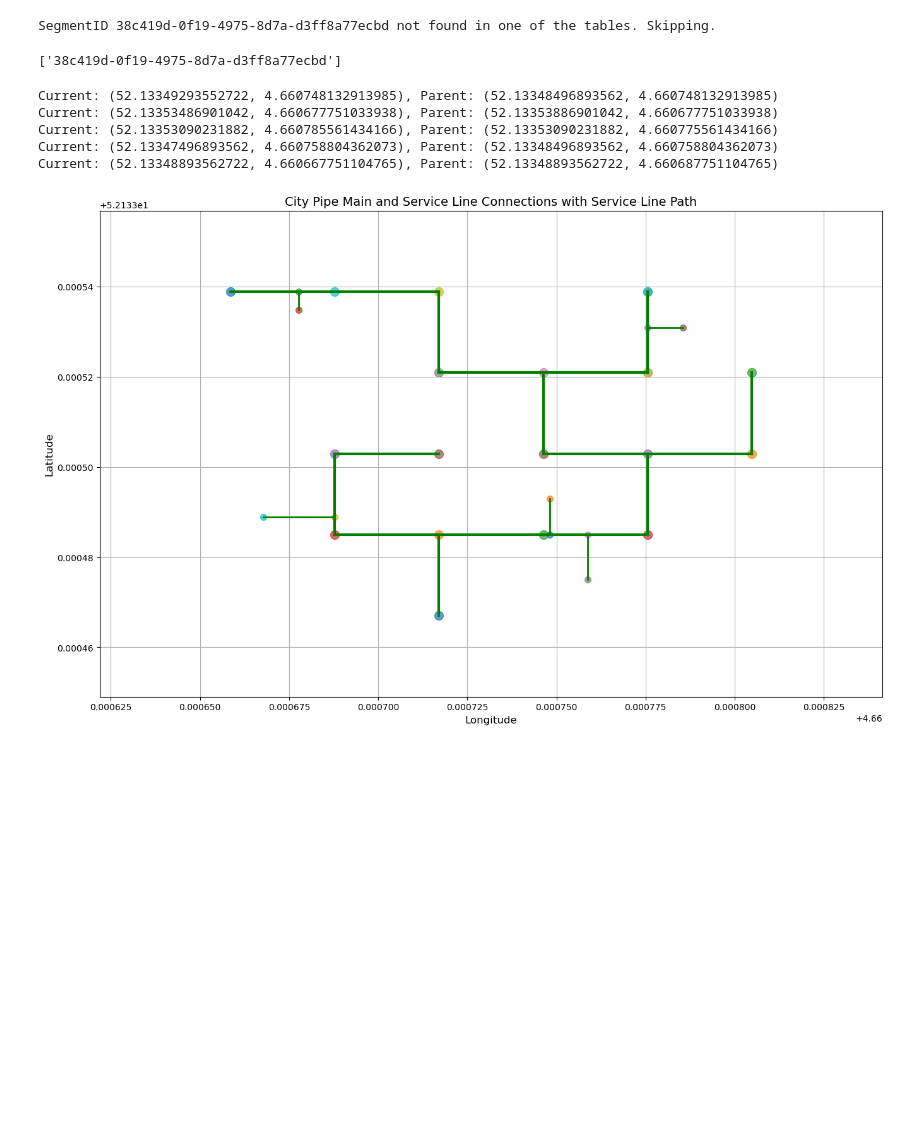
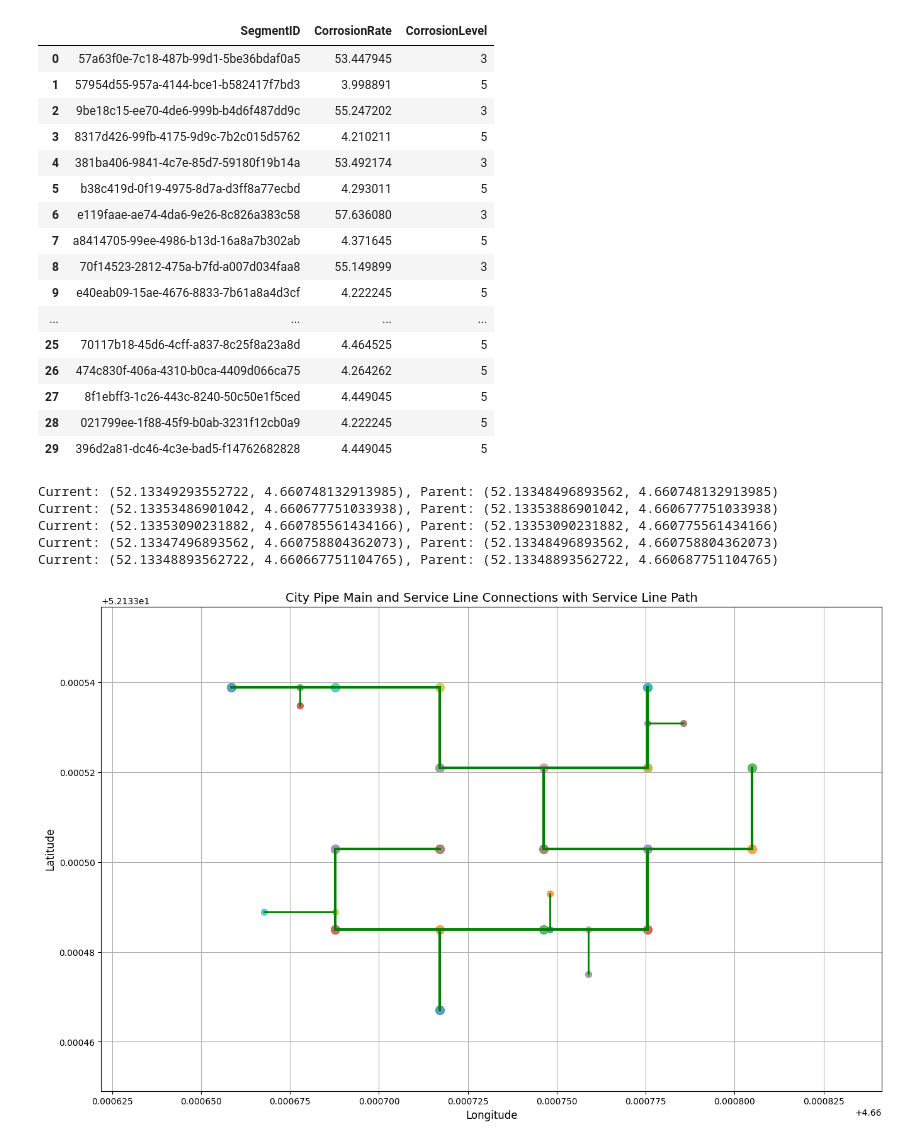
Before and after one commit to Yskria/M3DMiB, a Jupyter notebook: DigitalTwinMain.ipynb, the cells around one changed output. Cells and saved outputs as stored; diff of their text form; code cells hidden in the pictures; blank space fills up the shorter version.

```diff
--- a/DigitalTwinMain.ipynb
+++ b/DigitalTwinMain.ipynb
@@ -33,24 +33,14 @@ def normalize(value, min_val, max_val):
 
 # Initialize variables
 corrosion_results = []
-missing_segments = []
 
 # Iterate through the corrosion data to compute the rate and level for each SegmentID
 for index, row in Corrosion.iterrows():
     segment_id = row['SegmentID']
 
     # Merge data from other tables for the current SegmentID
-    pipe_data = pipe_information[pipe_information['SegmentID'] == segment_id]
-    water_data = state_of_water[state_of_water['SegmentID'] == segment_id]
-
-    # Skip if no matching SegmentID is found
-    if pipe_data.empty or water_data.empty:
-        print(f"SegmentID {segment_id} not found in one of the tables. Skipping.")
-        missing_segments.append(segment_id)
-        continue
-
-    pipe_data = pipe_data.iloc[0]
-    water_data = water_data.iloc[0]
+    pipe_data = pipe_information[pipe_information['SegmentID'] == segment_id].iloc[0]
+    water_data = state_of_water[state_of_water['SegmentID'] == segment_id].iloc[0]
 
     diameter = pipe_data['Diameter (cm)']
     soil = pipe_data['Soil']
@@ -87,16 +77,16 @@ for index, row in Corrosion.iterrows():
     I = 0.5  # Constant value
 
     # Calculate corrosion rate
-    Y = 7
-    term1 = 0.16 * (0.3 + (A * (1 + 0.1333)))
-    term2 = 0.08 * (0.3 + (abs((P - mP)) * (1 + (1 / mPdev))))
-    term3 = 0.16 * (T * (1 + 0.1))
-    term4 = 0.08 * (X * (1 + 0.05))
+    Y = 60
+    term1 = 0.16 * (0.1 + (A * (1 + 0.075)))
+    term2 = 0.08 * (0.1 + (abs((P - mP)) * (1 + (1 / mPdev))))
+    term3 = 0.16 * (T * (1 + 0.05))
+    term4 = 0.08 * (X * (1 + 0.025))
     term5 = 0.16 * (0.3 + (abs((F - mF)) * (1 + (1 / mFdev))))
-    term6 = 0.04 * (S * (1 + 0.1))
-    term8 = 0.16 * (I * (1 + 0.1))
+    term6 = 0.04 * (S * (1 + 0.05))
+    term8 = 0.16 * (I * (1 + 0.05))
 
-    corrosion_rate = 100 - (Y * (term1 + term2 + term3 + term4 + term5 + term6 + term8))
+    corrosion_rate = 100 - (0.3 * Y * (term1 + term2 + term3 + term4 + term5 + term6 + term8))
 
     # Determine corrosion level
     if 80 <= corrosion_rate <= 100:
@@ -106,36 +96,50 @@ for index, row in Corrosion.iterrows():
     elif 40 <= corrosion_rate < 60:
         corrosion_level = 3
     elif 20 <= corrosion_rate < 40:
         corrosion_level = 4
     elif 0 <= corrosion_rate < 20:
         corrosion_level = 5
     elif corrosion_rate > 100:
         corrosion_level = "Pipe Healed???"
     else:
         corrosion_level = "Pipe corroded."
 
     # Store results
     corrosion_results.append({
         "SegmentID": segment_id,
         "CorrosionRate": corrosion_rate,
         "CorrosionLevel": corrosion_level
     })
 
 corrosion_results_df = pd.DataFrame(corrosion_results)
 
 # updating the column value/data
 #Corrosion['CorrosionLevel'] = corrosion_results_df['CorrosionLevel'].update()
 #Corrosion['CorrosionRate'] = corrosion_results_df['CorrosionRate']
 
 # writing into the file
 #Corrosion.to_csv("Corrosion.csv", index=True)
 
 # Create a DataFrame for the results
 corrosion_results_df.head(100)
-missing_segments
 # %% [output]
-SegmentID 38c419d-0f19-4975-8d7a-d3ff8a77ecbd not found in one of the tables. Skipping.
-['38c419d-0f19-4975-8d7a-d3ff8a77ecbd']
+|  | SegmentID | CorrosionRate | CorrosionLevel |
+| 0 | 57a63f0e-7c18-487b-99d1-5be36bdaf0a5 | 53.447945 | 3 |
+| 1 | 57954d55-957a-4144-bce1-b582417f7bd3 | 3.998891 | 5 |
+| 2 | 9be18c15-ee70-4de6-999b-b4d6f487dd9c | 55.247202 | 3 |
+| 3 | 8317d426-99fb-4175-9d9c-7b2c015d5762 | 4.210211 | 5 |
+| 4 | 381ba406-9841-4c7e-85d7-59180f19b14a | 53.492174 | 3 |
+| 5 | b38c419d-0f19-4975-8d7a-d3ff8a77ecbd | 4.293011 | 5 |
+| 6 | e119faae-ae74-4da6-9e26-8c826a383c58 | 57.636080 | 3 |
+| 7 | a8414705-99ee-4986-b13d-16a8a7b302ab | 4.371645 | 5 |
+| 8 | 70f14523-2812-475a-b7fd-a007d034faa8 | 55.149899 | 3 |
+| 9 | e40eab09-15ae-4676-8833-7b61a8a4d3cf | 4.222245 | 5 |
+| ... | ... | ... | ... |
+| 25 | 70117b18-45d6-4cff-a837-8c25f8a23a8d | 4.464525 | 5 |
+| 26 | 474c830f-406a-4310-b0ca-4409d066ca75 | 4.264262 | 5 |
+| 27 | 8f1ebff3-1c26-443c-8240-50c50e1f5ced | 4.449045 | 5 |
+| 28 | 021799ee-1f88-45f9-b0ab-3231f12cb0a9 | 4.222245 | 5 |
+| 29 | 396d2a81-dc46-4c3e-bad5-f14762682828 | 4.449045 | 5 |
 # %%
 # Generate unique color mappings for directions from both datasets
 all_directions = pd.concat([city_pipe_main_valid['Direction'], service_line_table_valid['Direction']]).unique()
```
